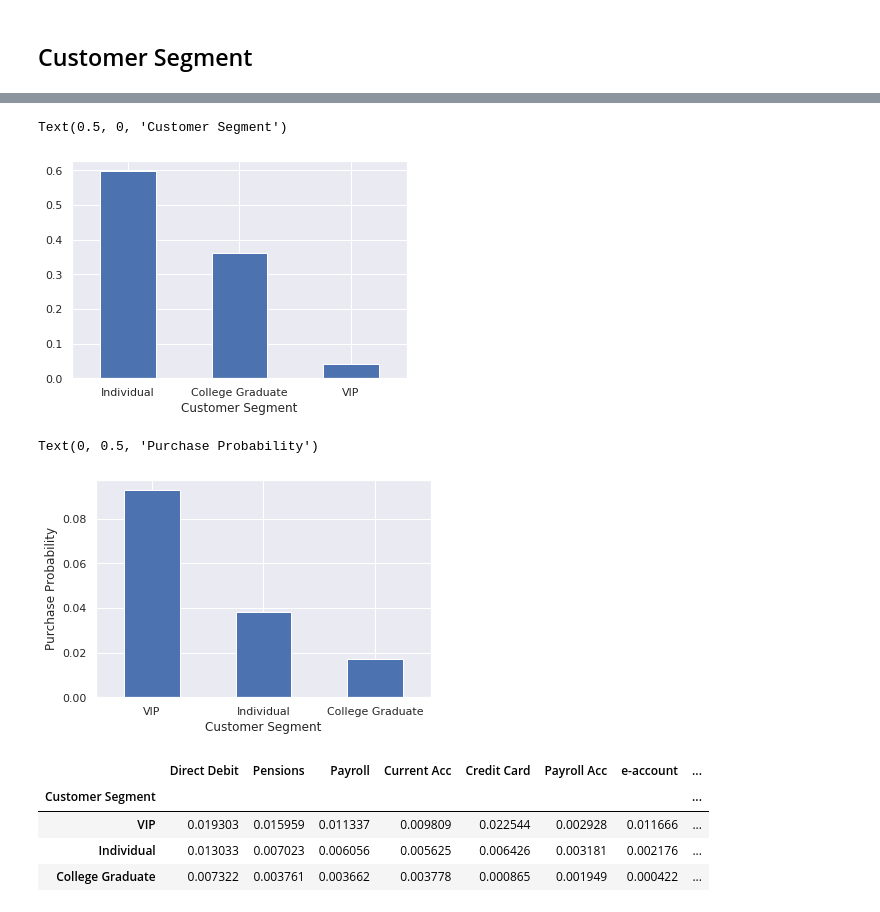
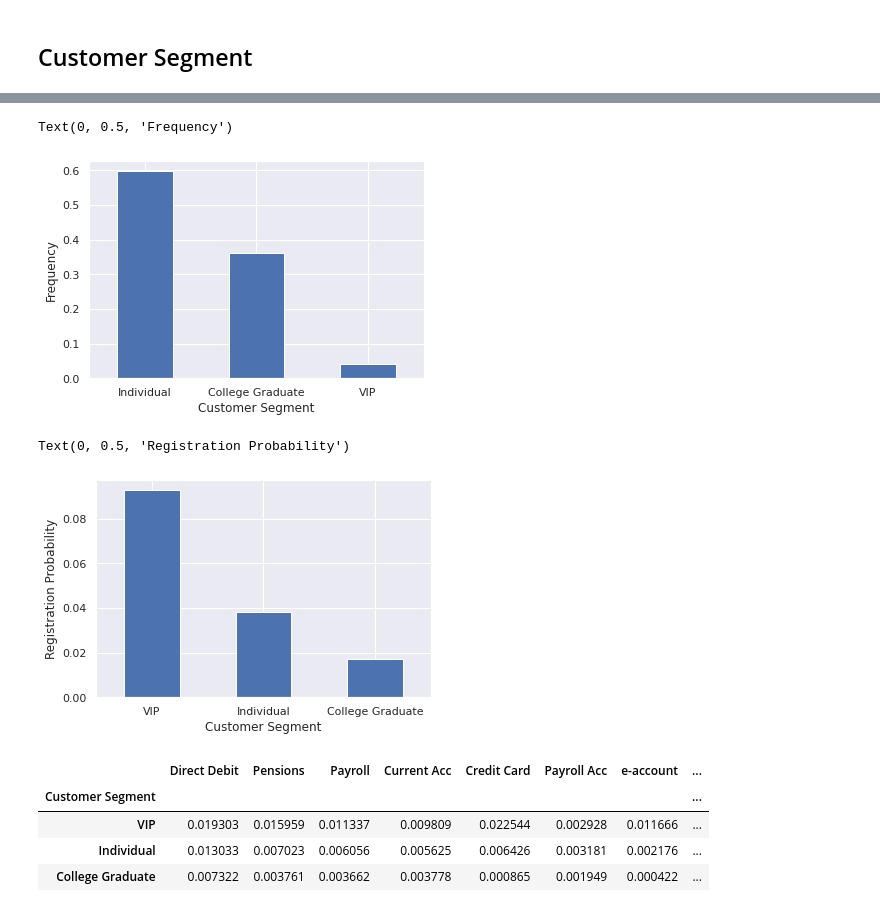
Before and after one commit to nguyentrunghai/Kaggle_projects, a Jupyter notebook: Santander_Product_Recomendation/exploratory.ipynb, the cells around one changed output, grey strips where cells are left out. Drawn from its saved outputs; the diff is of its cells as text; code cells hidden in the pictures.

```diff
--- a/Santander_Product_Recomendation/exploratory.ipynb
+++ b/Santander_Product_Recomendation/exploratory.ipynb
@@ -331,14 +331,15 @@ SEGMENT_ENG = {"01 - TOP": "VIP", "02 - PARTICULARES": "Individual", "03 - UNIVE
 # %%
 fig, ax = plt.subplots(nrows=1, ncols=1, figsize=(6, 4))
 
 segmento_count = df_train["segmento"].value_counts(normalize=True)
 segmento_count.index = [SEGMENT_ENG[i] for i in segmento_count.index]
 
 segmento_count.plot(kind="bar", rot=0)
 ax.set_xlabel("Customer Segment")
+ax.set_ylabel("Frequency")
 # %% [output]
-Text(0.5, 0, 'Customer Segment')
+Text(0, 0.5, 'Frequency')
-[figure, old version]
+[figure, new version]
 # %%
 pur_prob_any = df_train[NEW_PURCH_COLS].groupby(df_train["segmento"]).apply(pur_prob_any_prod)
 pur_prob_any.index = [SEGMENT_ENG[i] for i in pur_prob_any.index]
@@ -346,10 +347,10 @@ pur_prob_any.index = [SEGMENT_ENG[i] for i in pur_prob_any.index]
 fig, ax = plt.subplots(nrows=1, ncols=1, figsize=(6, 4))
 pur_prob_any.plot(kind="bar", rot=0, ax=ax)
 ax.set_xlabel("Customer Segment")
-ax.set_ylabel("Purchase Probability")
+ax.set_ylabel("Registration Probability")
 # %% [output]
-Text(0, 0.5, 'Purchase Probability')
+Text(0, 0.5, 'Registration Probability')
-[figure, old version]
+[figure, new version]
 # %%
 prob_by_prod = df_train[TEN_MOST_POP_PROD].groupby(df_train["segmento"]).apply(
     lambda df: pur_prob_by_prod(df, TEN_MOST_POP_PROD))
```
Also changed, not shown: parts of 21 cells of this notebook.
